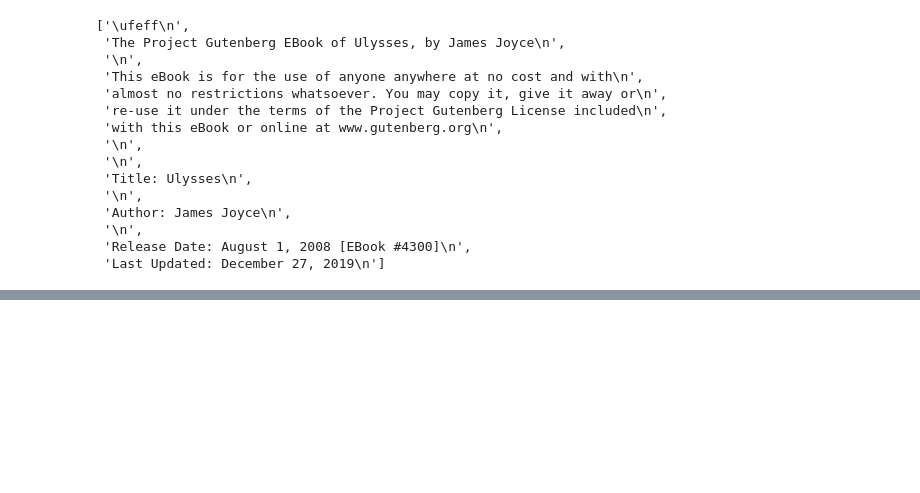
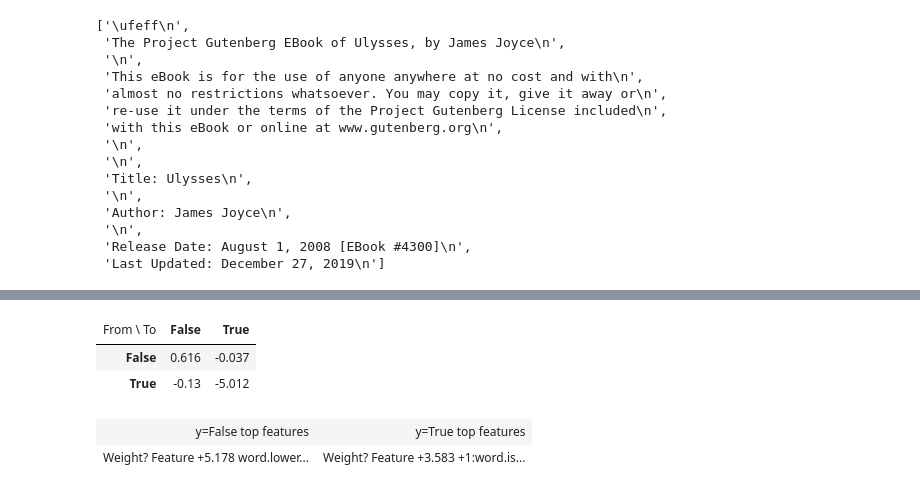
Before and after one commit to vseloved/prj-nlp-2020, a Jupyter notebook: students/LiudmylaSlava/06-language-as-sequence/run_on.ipynb, the cells around one changed output, grey strips where cells are left out. Drawn from its saved outputs; the diff is of its cells as text; code cells hidden in the pictures; blank space fills up the shorter version.

```diff
--- a/students/LiudmylaSlava/06-language-as-sequence/run_on.ipynb
+++ b/students/LiudmylaSlava/06-language-as-sequence/run_on.ipynb
@@ -283,0 +641,7 @@ weighted avg      0.970     0.971     0.970     68609
+# %%
+%%time
+X_train = [sent2features2(s) for s in train_tokens]
+y_train = train_labels
+
+X_test = [sent2features2(s) for s in test_tokens]
+y_test = test_labels
@@ -283,0 +651,16 @@ weighted avg      0.970     0.971     0.970     68609
+# %%
+def bool_to_string(labels):
+    return [str(x) for x in labels]
+# %%
+y_train = [bool_to_string(x) for x in y_train]
+y_test = [bool_to_string(x) for x in y_test]
+# %%
+%%time
+crf = sklearn_crfsuite.CRF(
+    algorithm='lbfgs',
+    c1=0.1,
+    c2=0.1,
+    max_iterations=100,
+    all_possible_transitions=True
+)
+crf.fit(X_train, y_train)
@@ -283,0 +677,8 @@ weighted avg      0.970     0.971     0.970     68609
+# %%
+eli5.show_weights(crf, top=30)
+# %% [output]
+| From \ To | False | True |
+| False | 0.616 | -0.037 |
+| True | -0.13 | -5.012 |
+| y=False top features | y=True top features |
+| Weight? Feature +5.178 word.lower... | Weight? Feature +3.583 +1:word.is... |
```
Also changed, not shown: parts of 62 cells of this notebook.
